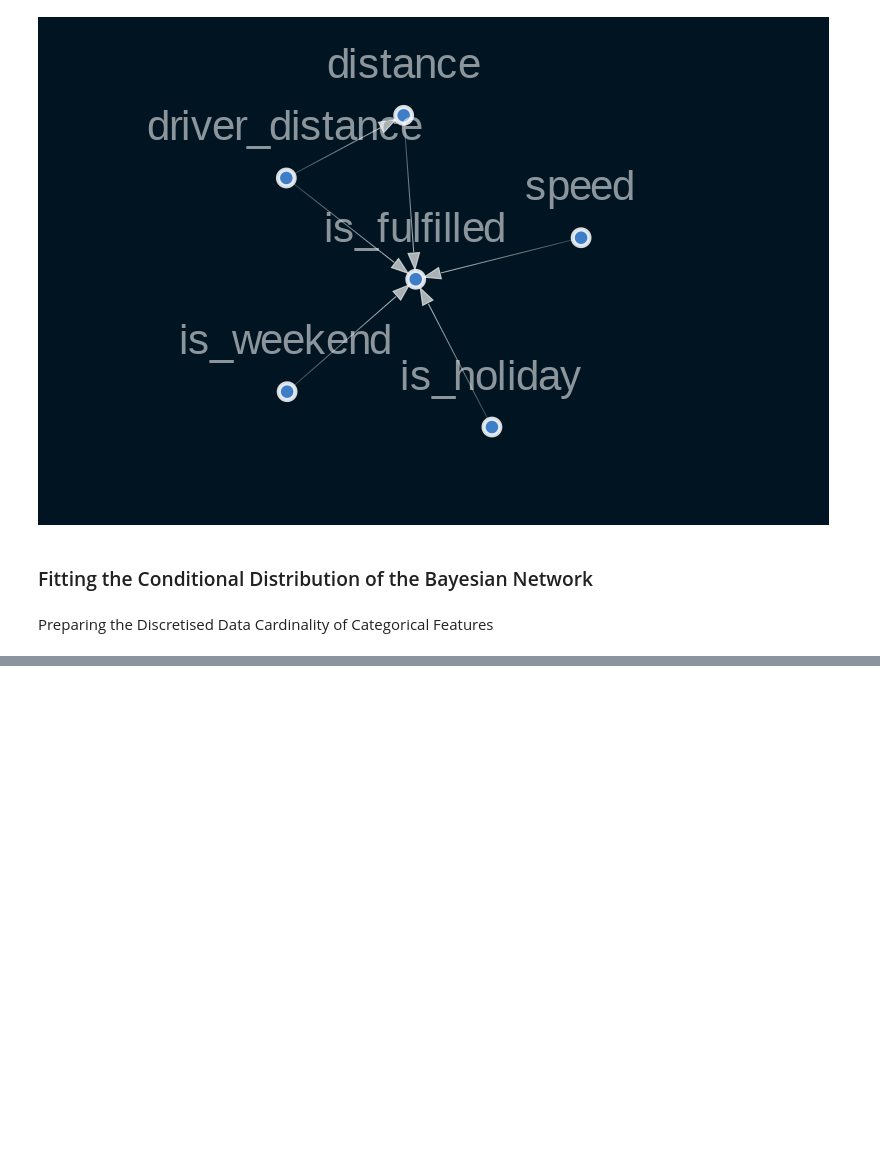
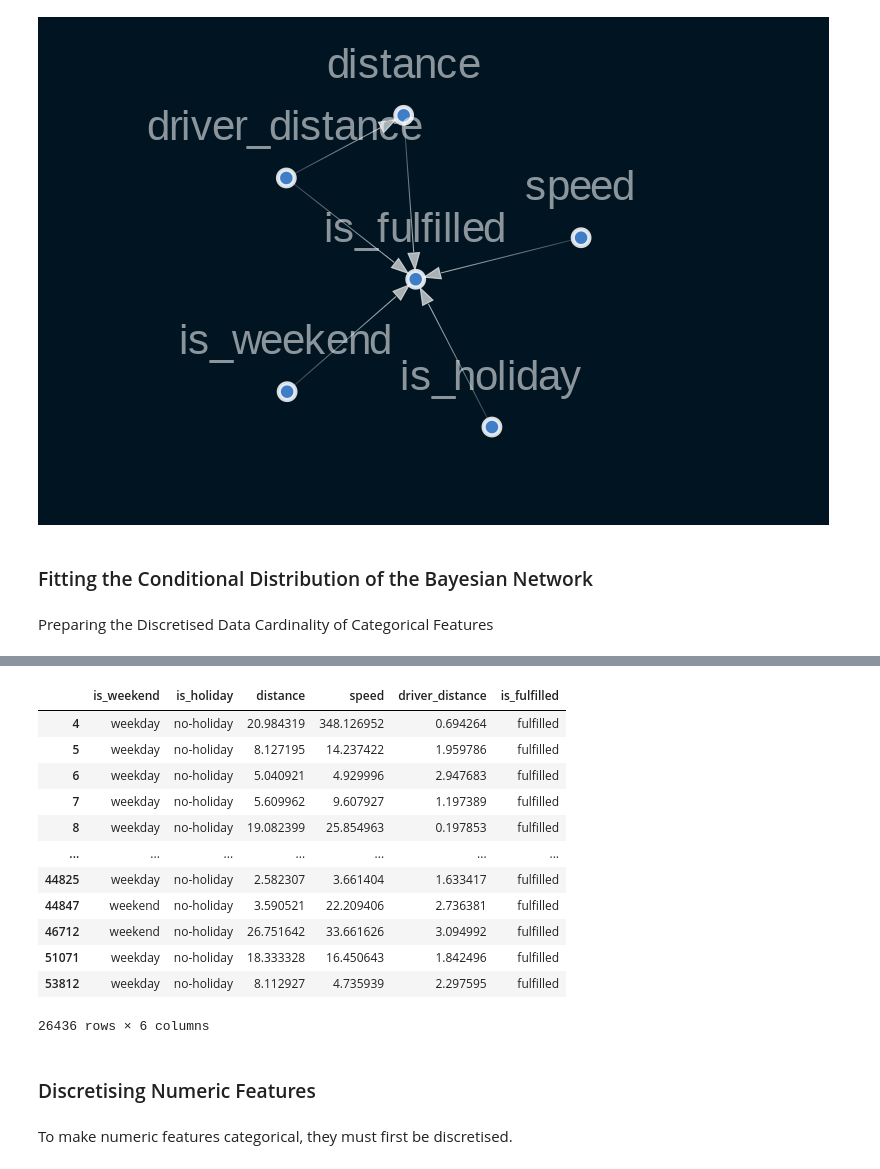
Before and after one commit to yonamg/Causal_Inference_Model, a Jupyter notebook: notebook/Causality.ipynb, the cells around one changed output, grey strips where cells are left out. Cells and saved outputs as stored; diff of their text form; code cells hidden in the pictures; blank space fills up the shorter version.

```diff
--- a/notebook/Causality.ipynb
+++ b/notebook/Causality.ipynb
@@ -353,0 +371,23 @@ Cardinality of Categorical Features
+# %%
+df_c['is_weekend'] = df_c['is_weekend'].apply(lambda x: 'weekday' if x == 0 else "weekend")
+df_c['is_holiday'] = df_c['is_holiday'].apply(lambda x: 'holiday' if x !=0 else "no-holiday")
+df_c['is_fulfilled'] = df_c['is_fulfilled'].apply(lambda x: 'fulfilled' if x !=0 else "unfulfilled")
+df_c
+# %% [output]
+|  | is_weekend | is_holiday | distance | speed | driver_distance | is_fulfilled |
+| 4 | weekday | no-holiday | 20.984319 | 348.126952 | 0.694264 | fulfilled |
+| 5 | weekday | no-holiday | 8.127195 | 14.237422 | 1.959786 | fulfilled |
+| 6 | weekday | no-holiday | 5.040921 | 4.929996 | 2.947683 | fulfilled |
+| 7 | weekday | no-holiday | 5.609962 | 9.607927 | 1.197389 | fulfilled |
+| 8 | weekday | no-holiday | 19.082399 | 25.854963 | 0.197853 | fulfilled |
+| ... | ... | ... | ... | ... | ... | ... |
+| 44825 | weekday | no-holiday | 2.582307 | 3.661404 | 1.633417 | fulfilled |
+| 44847 | weekend | no-holiday | 3.590521 | 22.209406 | 2.736381 | fulfilled |
+| 46712 | weekend | no-holiday | 26.751642 | 33.661626 | 3.094992 | fulfilled |
+| 51071 | weekday | no-holiday | 18.333328 | 16.450643 | 1.842496 | fulfilled |
+| 53812 | weekday | no-holiday | 8.112927 | 4.735939 | 2.297595 | fulfilled |
+26436 rows × 6 columns
+# %% [markdown]
+### Discretising Numeric Features
+# %% [markdown]
+To make numeric features categorical, they must first be discretised.
```
Also changed, not shown: parts of 8 cells of this notebook.
